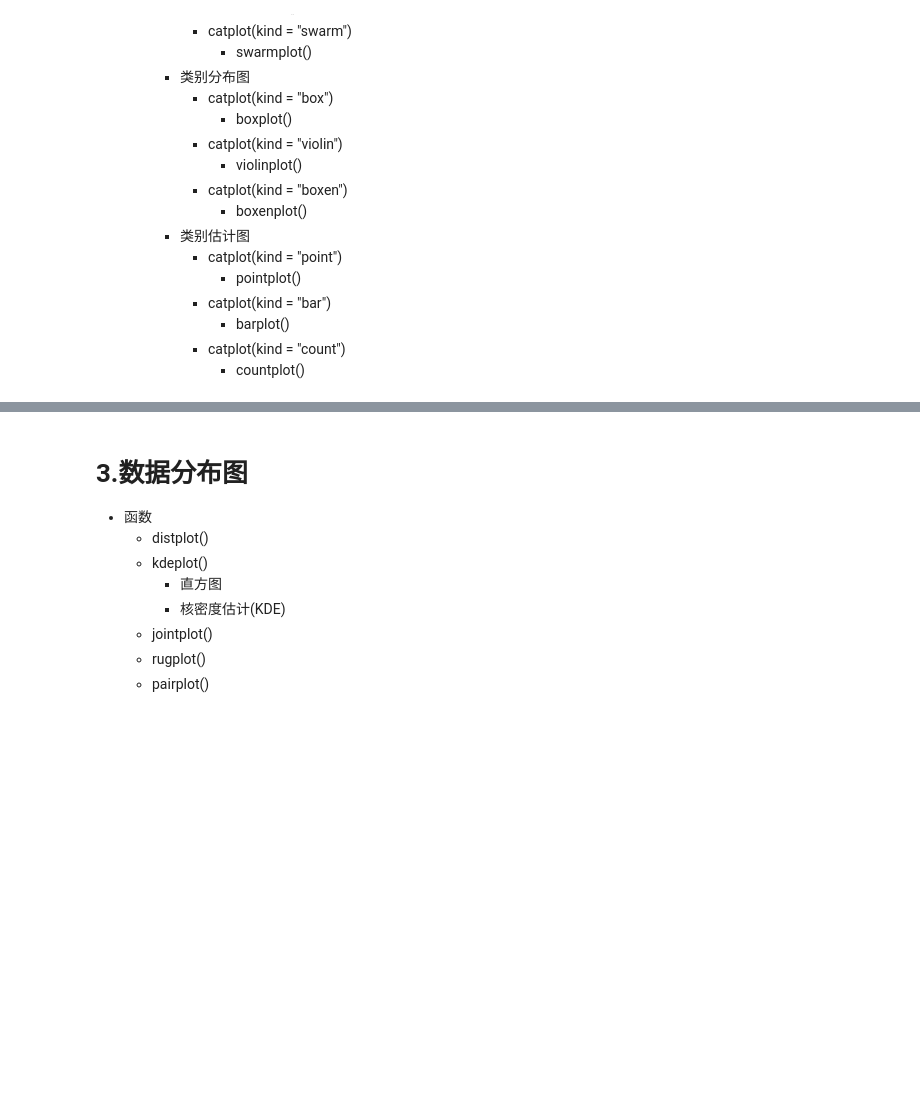
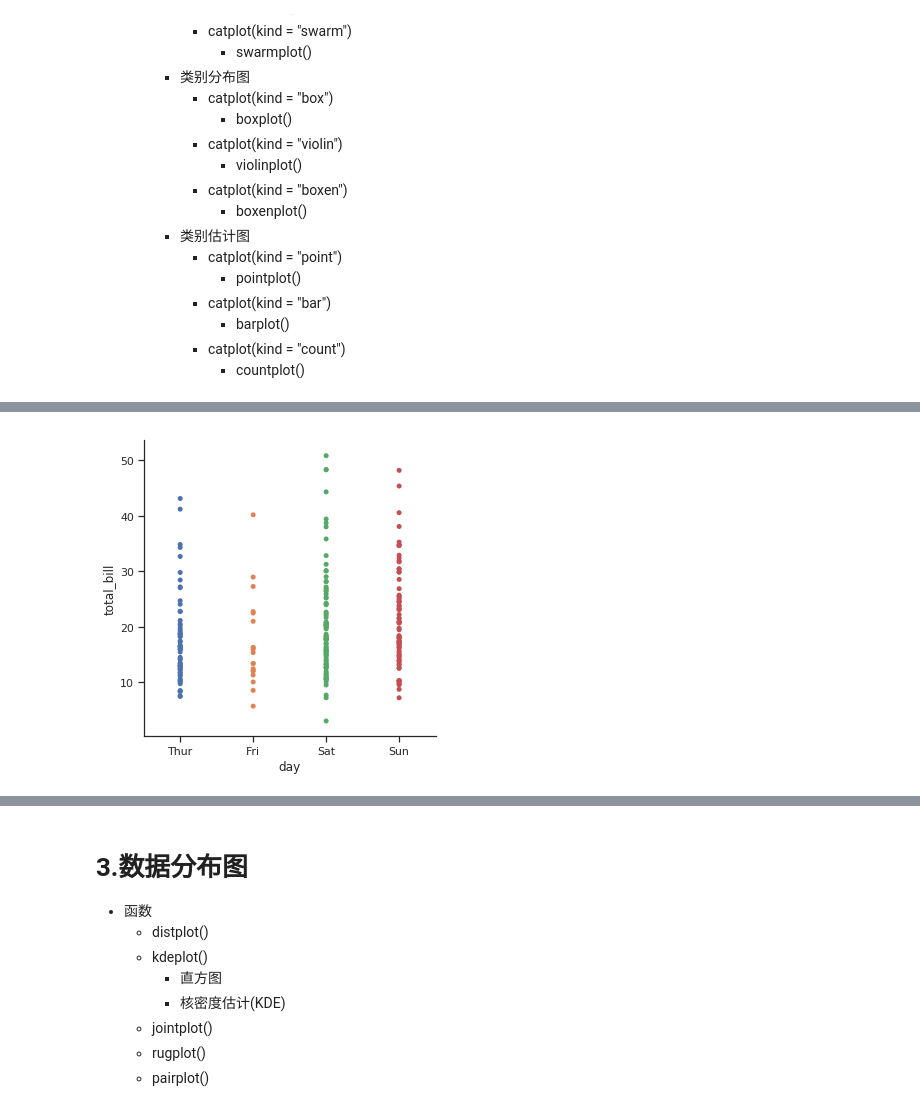
Before and after one commit to wangzhefeng/pysci, a Jupyter notebook: 006-seaborn.ipynb, the cells around one changed output, grey strips where cells are left out. Drawn from its saved outputs; the diff is of its cells as text; code cells hidden in the pictures; blank space fills up the shorter version.

```diff
--- a/006-seaborn.ipynb
+++ b/006-seaborn.ipynb
@@ -287,0 +306,4 @@ sns.set(style = "ticks", color_codes = True)
+# %%
+sns.catplot(x = "day", y = "total_bill", jitter = False, data = tips);
+# %% [output]
+[figure, added]
```
Also changed, not shown: parts of 12 cells of this notebook, 1 other file.
